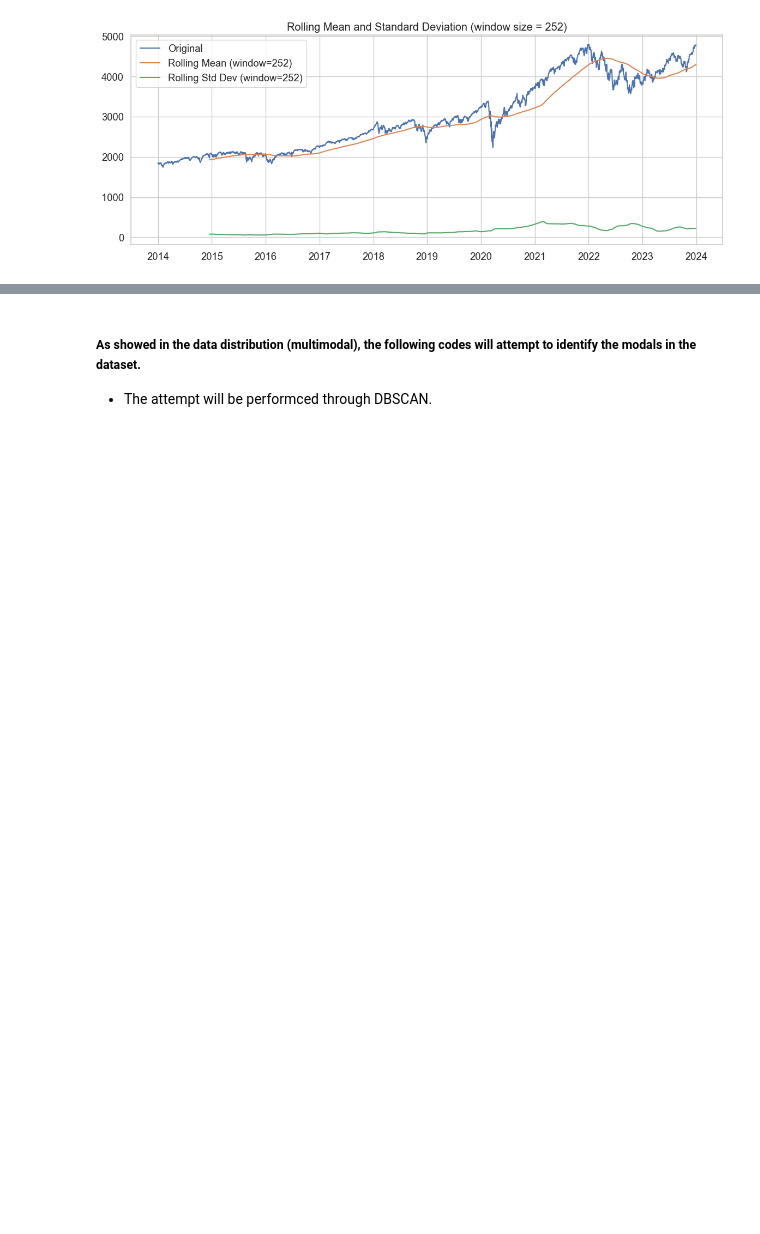
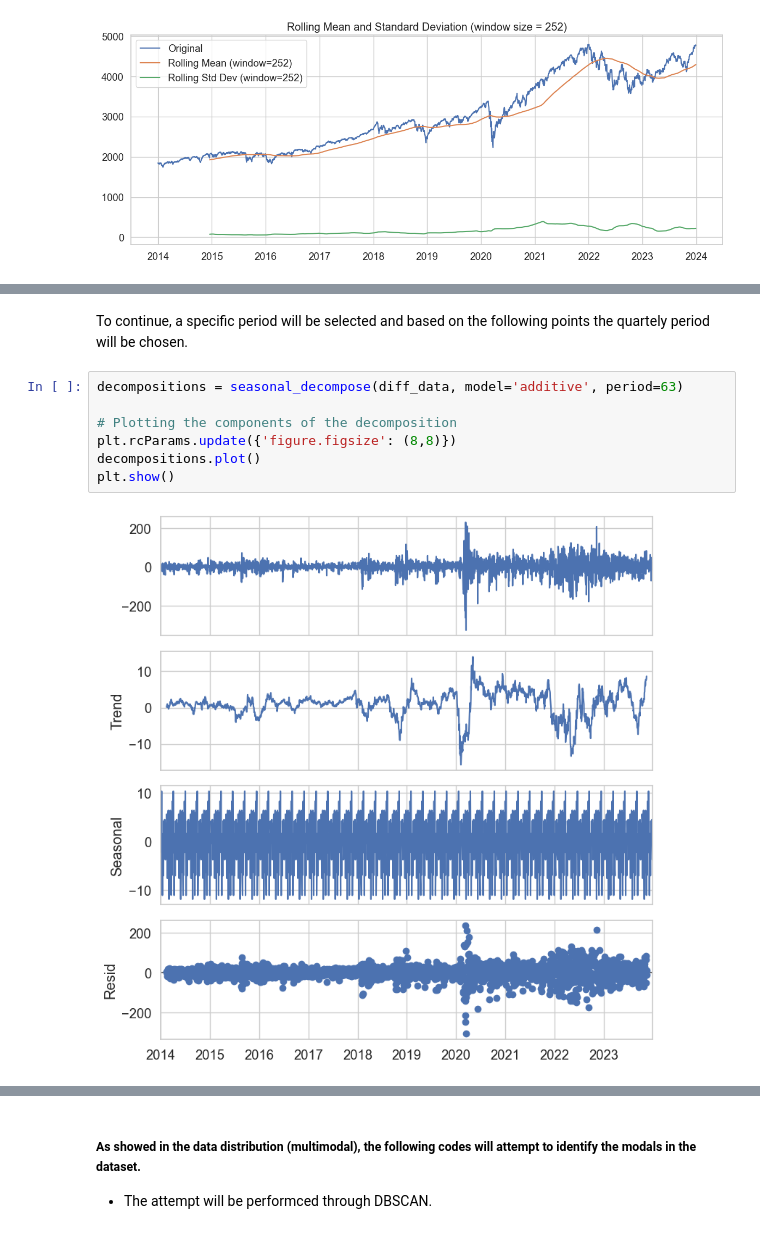
Before and after one commit to nozomu2020264/MSc-Capstone-Project, a Jupyter notebook: Capstone Project - Nozomu - 2020264.ipynb, the cells around one changed output, grey strips where cells are left out. Saved outputs shown, nothing was run; the diff lists cells and outputs as text; blank space fills up the shorter version.

```diff
--- a/Capstone Project - Nozomu - 2020264.ipynb
+++ b/Capstone Project - Nozomu - 2020264.ipynb
@@ -480,0 +583,11 @@ for window in window_sizes:
+# %% [markdown]
+To continue, a specific period will be selected and based on the following points the quartely period will be chosen.
+# %%
+decompositions = seasonal_decompose(diff_data, model='additive', period=63)
+
+# Plotting the components of the decomposition
+plt.rcParams.update({'figure.figsize': (8,8)})
+decompositions.plot()
+plt.show()
+# %% [output]
+[figure, added]
```
Also changed, not shown: parts of 46 cells of this notebook.
